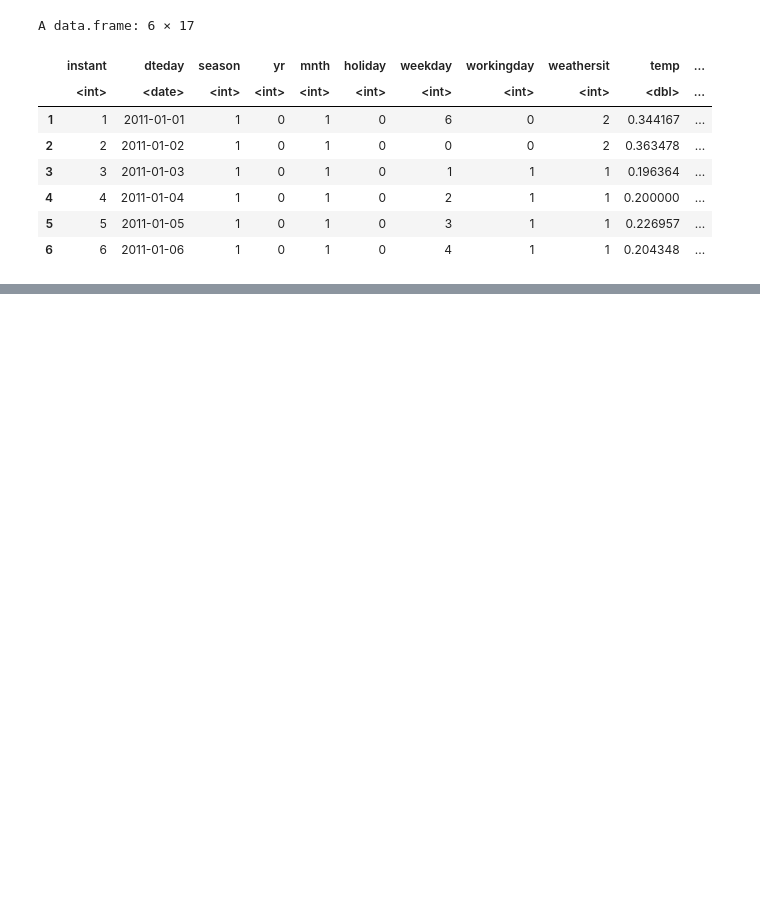
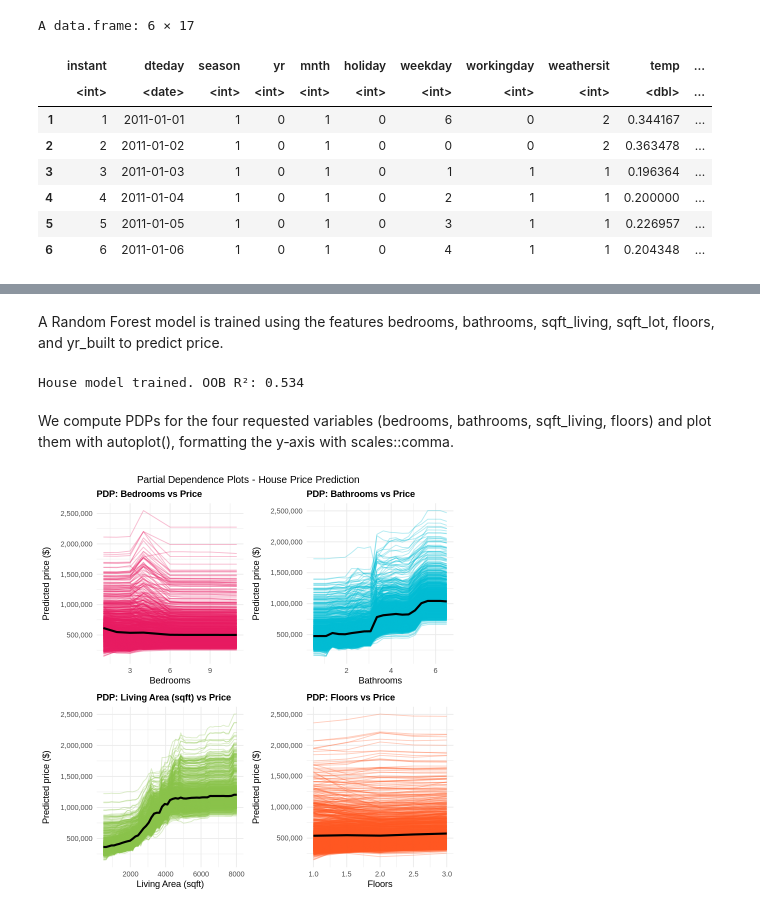
Before and after one commit to ArcherIsa/XAI_Model_agnostic_methods, a Jupyter notebook: XAI3.ipynb, the cells around one changed output, grey strips where cells are left out. Drawn from its saved outputs; the diff is of its cells as text; code cells hidden in the pictures; blank space fills up the shorter version.

```diff
--- a/XAI3.ipynb
+++ b/XAI3.ipynb
@@ -166,0 +204,52 @@ $floors
+# %% [markdown]
+A Random Forest model is trained using the features bedrooms, bathrooms, sqft_living, sqft_lot, floors, and yr_built to predict price.
+# %%
+# Load and sample (1000-2000 required for large datasets)
+house_data   <- read.csv("kc_house_data.csv")
+set.seed(42)
+house_subconj <- house_data[sample(nrow(house_data), 1500), ]
+
+# Train Random Forest
+model_house <- randomForest(
+  price ~ bedrooms + bathrooms + sqft_living + sqft_lot + floors + yr_built,
+  data  = house_subconj,
+  ntree = 100
+)
+
+cat("House model trained. OOB R²:",
+    round(1 - model_house$mse[100] / var(house_subconj$price), 3), "\n")
+# %% [output]
+House model trained. OOB R²: 0.534
+# %% [markdown]
+We compute PDPs for the four requested variables (bedrooms, bathrooms, sqft_living, floors) and plot them with autoplot(), formatting the y‑axis with scales::comma.
+# %%
+features_house <- c("bedrooms", "bathrooms", "sqft_living", "floors")
+labels_house   <- c("Bedrooms", "Bathrooms", "Living Area (sqft)", "Floors")
+colores_house  <- c("#E91E63", "#00BCD4", "#8BC34A", "#FF5722")
+pdp_house_graficos <- list()
+
+for (i in seq_along(features_house)) {
+  f <- features_house[i]
+
+  p_ice <- partial(model_house, pred.var = f, train = house_subconj, ice = TRUE)
+  p_avg <- partial(model_house, pred.var = f, train = house_subconj)
+
+  pdp_house_graficos[[f]] <- ggplot() +
+    geom_line(data = p_ice,
+              aes(x = .data[[f]], y = yhat, group = yhat.id),
+              colour = colores_house[i], alpha = 0.3, linewidth = 0.5) +
+    geom_line(data = p_avg,
+              aes(x = .data[[f]], y = yhat),
+              colour = "black", linewidth = 1.2) +
+    theme_minimal(base_size = 11) +
+    xlab(labels_house[i]) +
+    ylab("Predicted price ($)") +
+    ggtitle(paste("PDP:", labels_house[i], "vs Price")) +
+    scale_y_continuous(labels = scales::comma) +
+    theme(plot.title = element_text(face = "bold", size = 11))
+}
+
+do.call(grid.arrange, c(pdp_house_graficos, ncol = 2,
+  top = "Partial Dependence Plots - House Price Prediction"))
+# %% [output]
+[figure, added]
```
Also changed, not shown: parts of 26 cells of this notebook.
